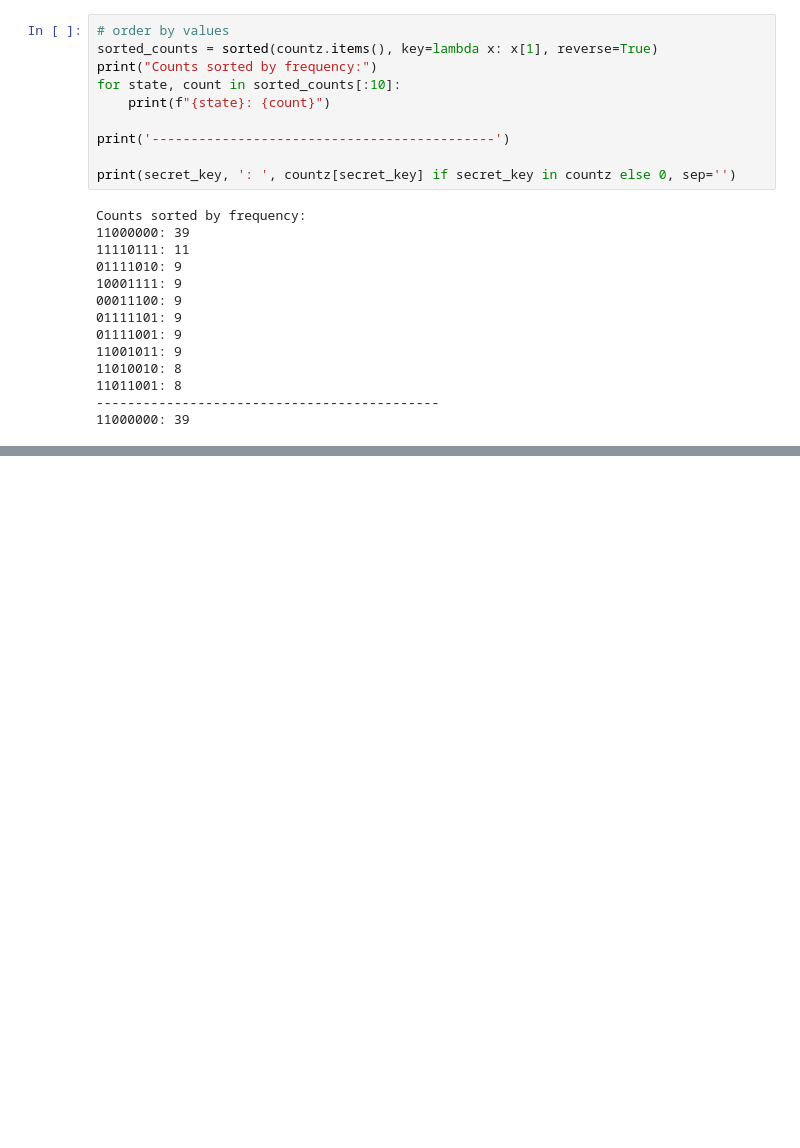
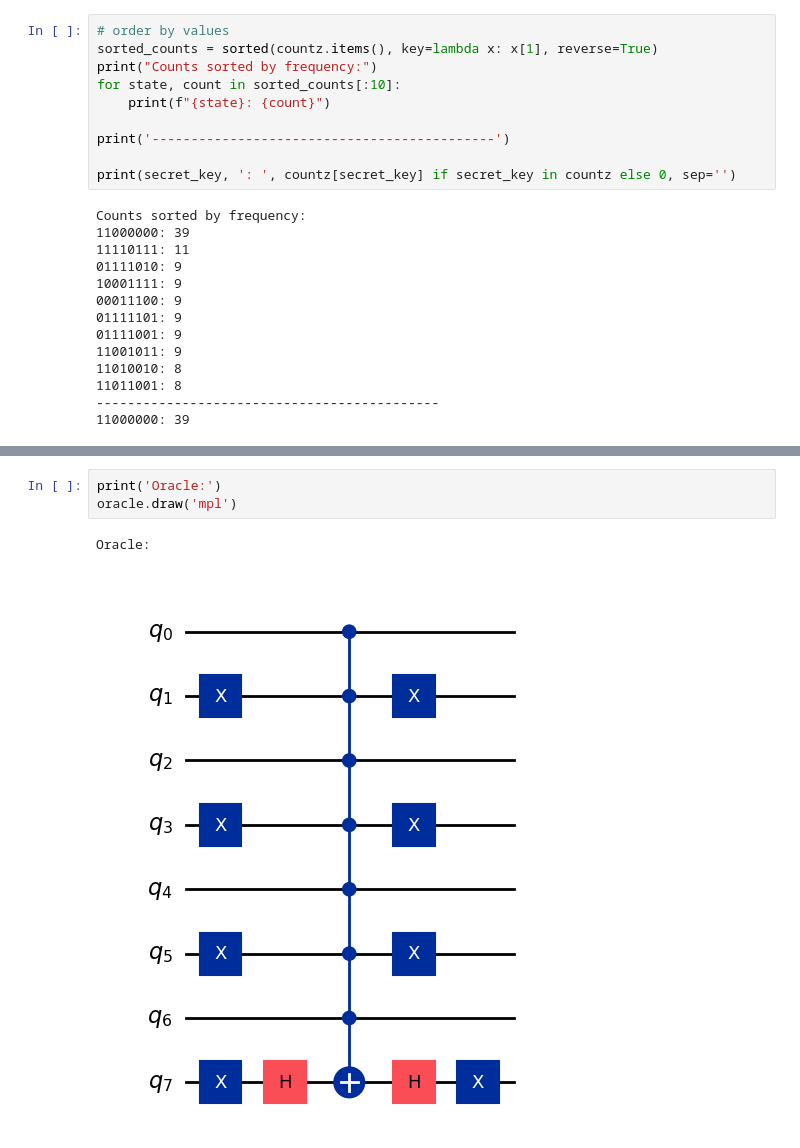
Before and after one commit to DanieleDiSpirito/qgss-2025, a Jupyter notebook: grover.ipynb, the cells around one changed output, grey strips where cells are left out. Cells and saved outputs as stored; diff of their text form; blank space fills up the shorter version.

```diff
--- a/grover.ipynb
+++ b/grover.ipynb
@@ -120,0 +188,6 @@ Counts sorted by frequency:
+# %%
+print('Oracle:')
+oracle.draw('mpl')
+# %% [output]
+Oracle:
+[figure, added]
```
Also changed, not shown: parts of 4 cells of this notebook.
